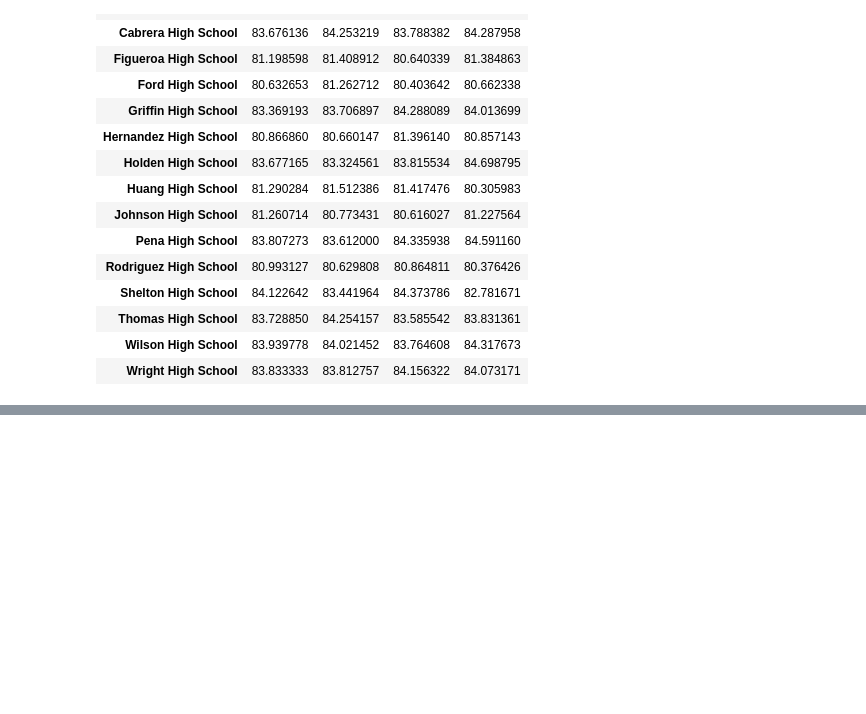
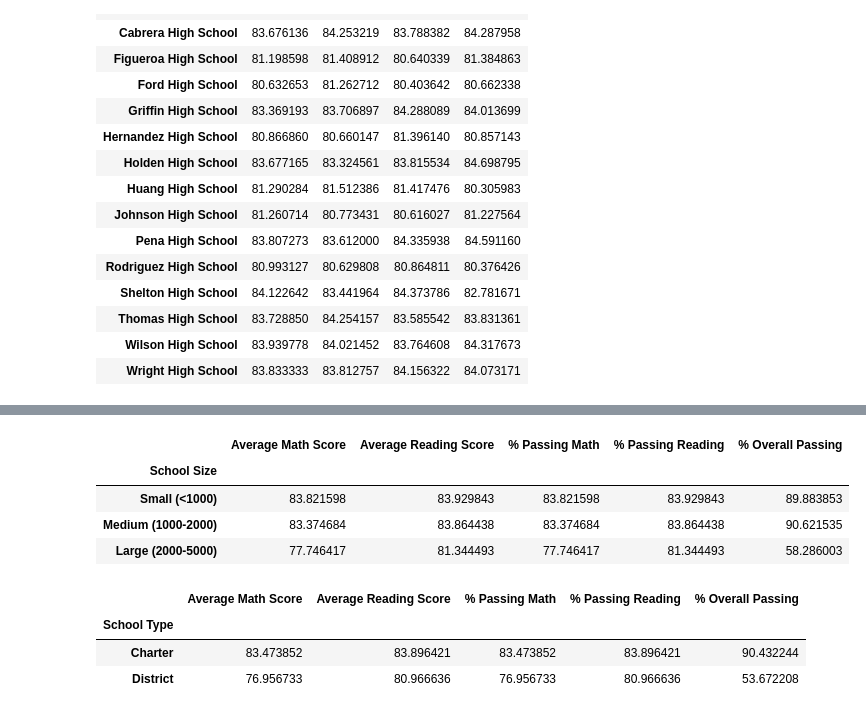
Before and after one commit to Jonathan-Rico/pandas-challenge, a Jupyter notebook: PyCitySchools.ipynb, the cells around one changed output, grey strips where cells are left out. Drawn from its saved outputs; the diff is of its cells as text; code cells hidden in the pictures; blank space fills up the shorter version.

```diff
--- a/PyCitySchools.ipynb
+++ b/PyCitySchools.ipynb
@@ -323,0 +348,39 @@ reading_scores_by_grade
+# %%
+#Setting up groupings to break down scores by school size
+size_bins = [0, 1000, 2000, 5000]
+labels = ["Small (<1000)", "Medium (1000-2000)", "Large (2000-5000)"]
+
+#Copying the per school dataframe to group the data into a new dataframe that shows how school size affects scores
+#Output we want to display in the new dataframe is Average Math Score	Average Reading Score	% Passing Math	% Passing Reading	% Overall Passing, with school type as the index
+
+school_size_df = per_school_summary.copy()
+school_size_df["School Size"] = pd.cut(school_size_df['Total Students'],size_bins,labels=labels)
+school_size_grouped = school_size_df.groupby("School Size").mean()
+
+#Deleting columns of data we don't want to output on the new dataframe table
+del school_size_grouped["Total Students"]
+
+#Displaying new dataframe showing scores by school size
+school_size_grouped
+# %% [output]
+|  | Average Math Score | Average Reading Score | % Passing Math | % Passing Reading | % Overall Passing |
+| School Size |  |  |  |  |  |
+| Small (<1000) | 83.821598 | 83.929843 | 83.821598 | 83.929843 | 89.883853 |
+| Medium (1000-2000) | 83.374684 | 83.864438 | 83.374684 | 83.864438 | 90.621535 |
+| Large (2000-5000) | 77.746417 | 81.344493 | 77.746417 | 81.344493 | 58.286003 |
+# %%
+#Grouping the data in the per school dataframe by school type and taking the mean (average) of the data in it
+#Output we want to display is the Average Math Score ,Average Reading Score,	% Passing Math,	% Passing Reading,	% Overall Passing, with school type as the index
+
+grouped_school_type = per_school_summary.copy()
+grouped_school_type = grouped_school_type.groupby("School Type").mean()
+
+#Deleting the unwanted column of data from the new dataframe
+del grouped_school_type["Total Students"]
+
+grouped_school_type
+# %% [output]
+|  | Average Math Score | Average Reading Score | % Passing Math | % Passing Reading | % Overall Passing |
+| School Type |  |  |  |  |  |
+| Charter | 83.473852 | 83.896421 | 83.473852 | 83.896421 | 90.432244 |
+| District | 76.956733 | 80.966636 | 76.956733 | 80.966636 | 53.672208 |
```
Also changed, not shown: parts of 1 cell of this notebook.
